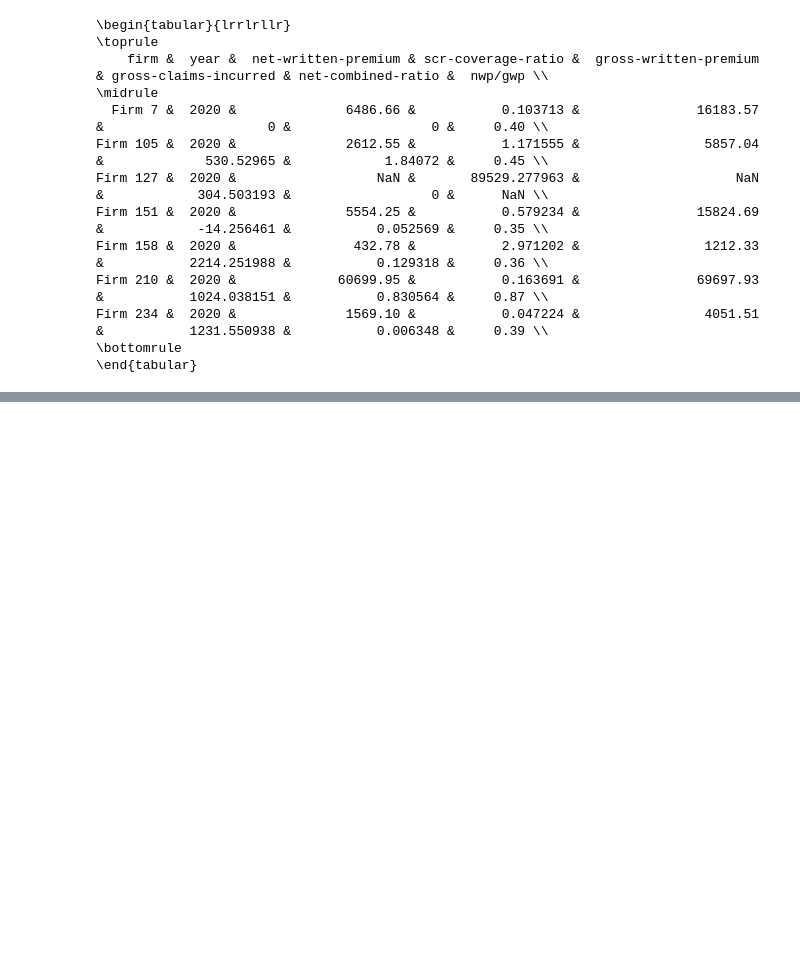
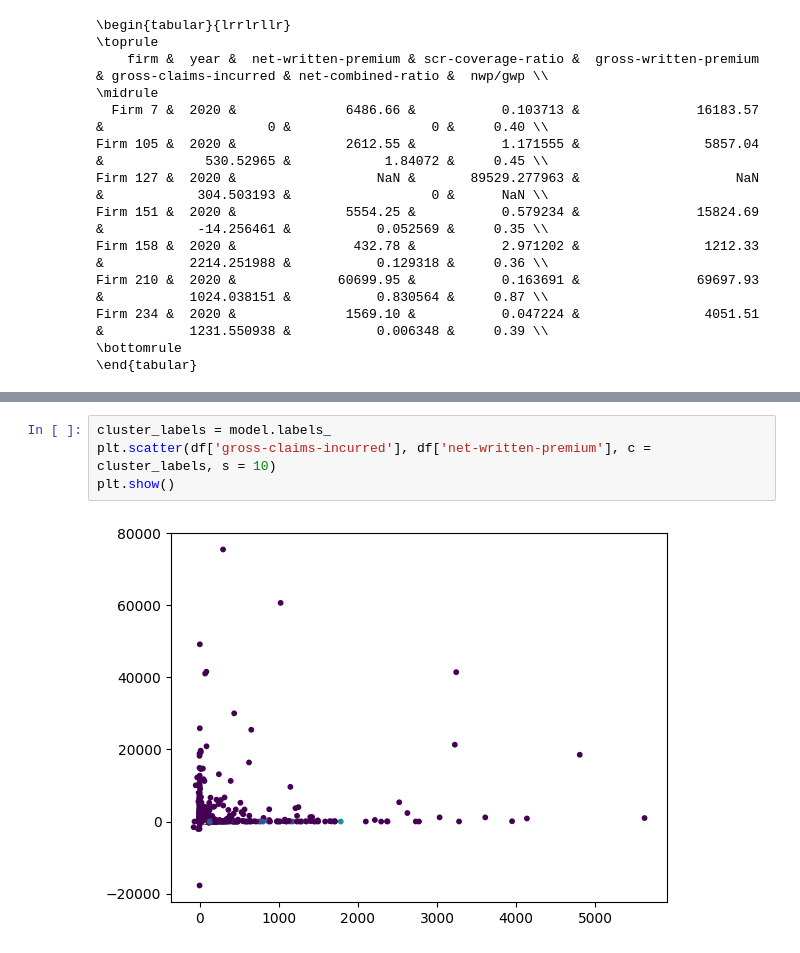
Before and after one commit to jrw22/firm-prioritisation, a Jupyter notebook: firm-prioritisation.ipynb, the cells around one changed output, grey strips where cells are left out. Drawn from its saved outputs; the diff is of its cells as text; blank space fills up the shorter version.

```diff
--- a/firm-prioritisation.ipynb
+++ b/firm-prioritisation.ipynb
@@ -305,0 +350,6 @@ Firm 234 &  2020 &              1569.10 &           0.047224 &                40
+# %%
+cluster_labels = model.labels_
+plt.scatter(df['gross-claims-incurred'], df['net-written-premium'], c = cluster_labels, s = 10)
+plt.show()
+# %% [output]
+[figure, added]
```
Also changed, not shown: parts of 11 cells of this notebook, 3 other files.
